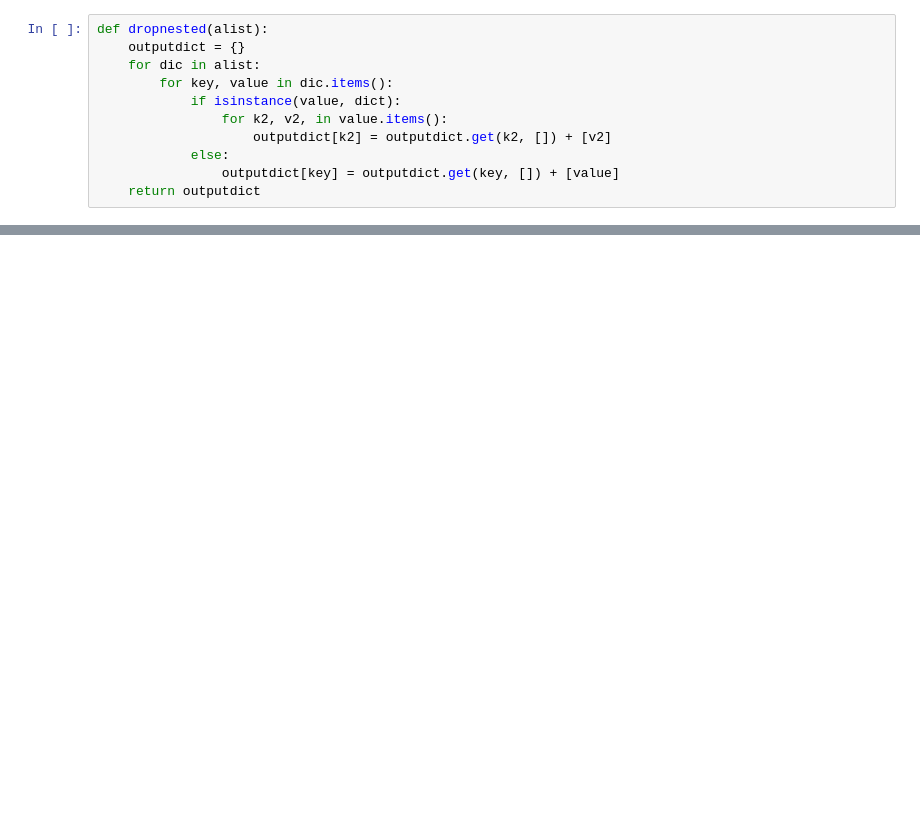
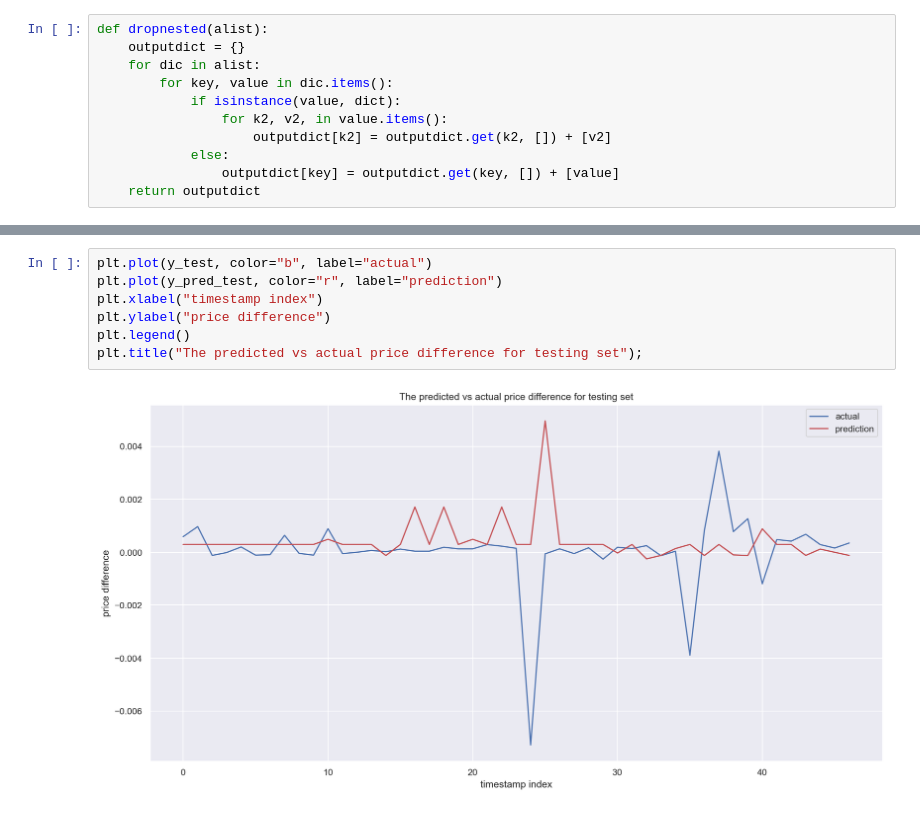
Before and after one commit to NicoleeC/BAD_CS294-196_FinalProject, a Jupyter notebook: model.ipynb, the cells around one changed output, grey strips where cells are left out. Saved outputs shown, nothing was run; the diff lists cells and outputs as text; blank space fills up the shorter version.

```diff
--- a/model.ipynb
+++ b/model.ipynb
@@ -358,0 +299,9 @@ plt.plot(y_pred, color="r")
+# %%
+plt.plot(y_test, color="b", label="actual")
+plt.plot(y_pred_test, color="r", label="prediction")
+plt.xlabel("timestamp index")
+plt.ylabel("price difference")
+plt.legend()
+plt.title("The predicted vs actual price difference for testing set");
+# %% [output]
+[figure, added]
```
Also changed, not shown: parts of 76 cells of this notebook, 4 other files.
